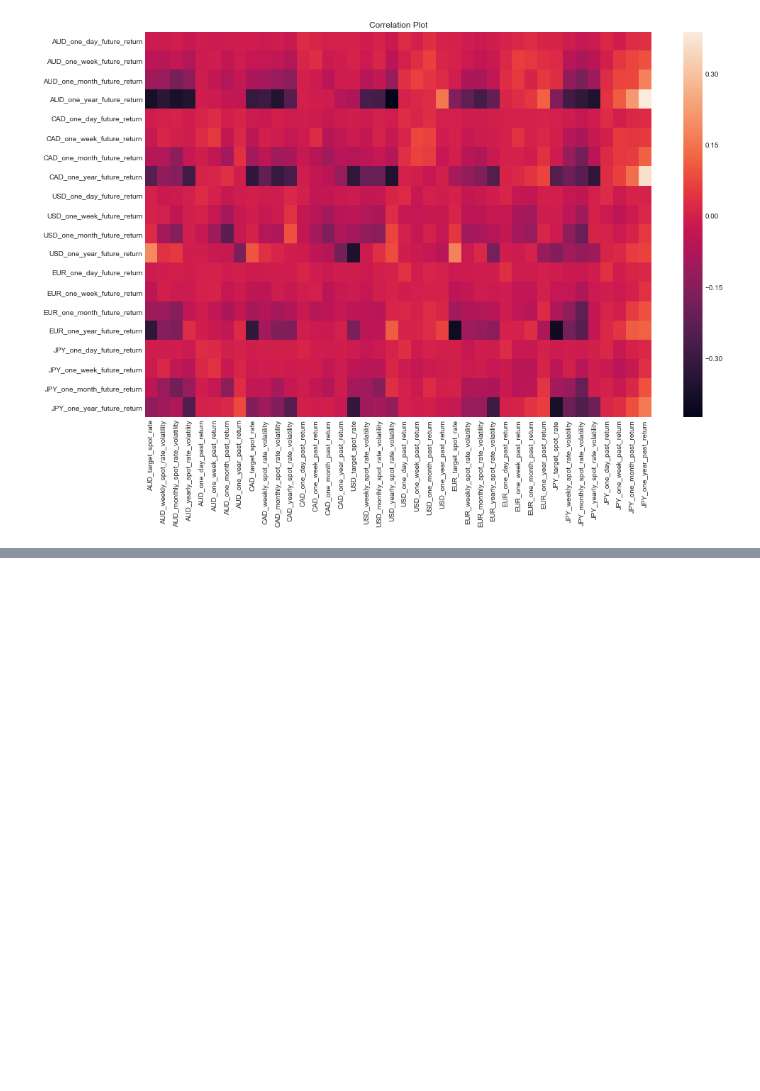
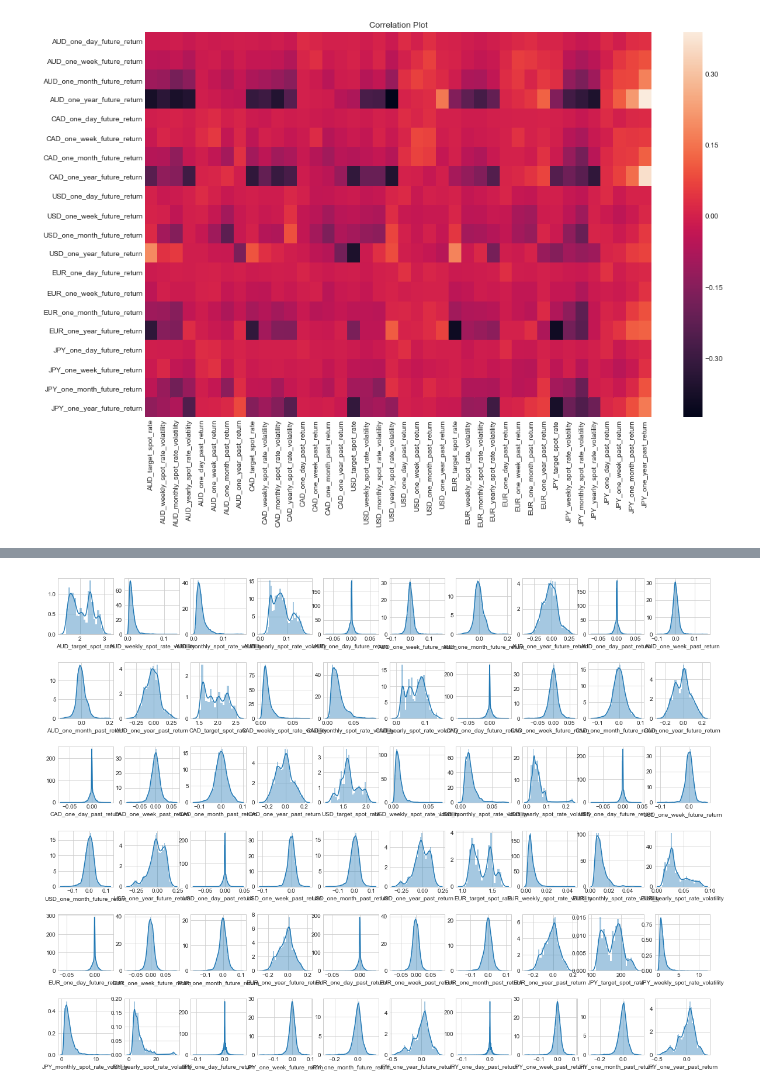
Before and after one commit to JaiPancholi/currency_analysis, a Jupyter notebook: notebooks/EDA.ipynb, the cells around one changed output, grey strips where cells are left out. Cells and saved outputs as stored; diff of their text form; code cells hidden in the pictures; blank space fills up the shorter version.

```diff
--- a/notebooks/EDA.ipynb
+++ b/notebooks/EDA.ipynb
@@ -201,0 +193,4 @@ ax.set_title('Example of Positively Correlated Features')
+# %%
+plot_matrix_of_graphs(sns.distplot, df, cols)
+# %% [output]
+[figure, added]
```
Also changed, not shown: parts of 13 cells of this notebook, 9 other files.
